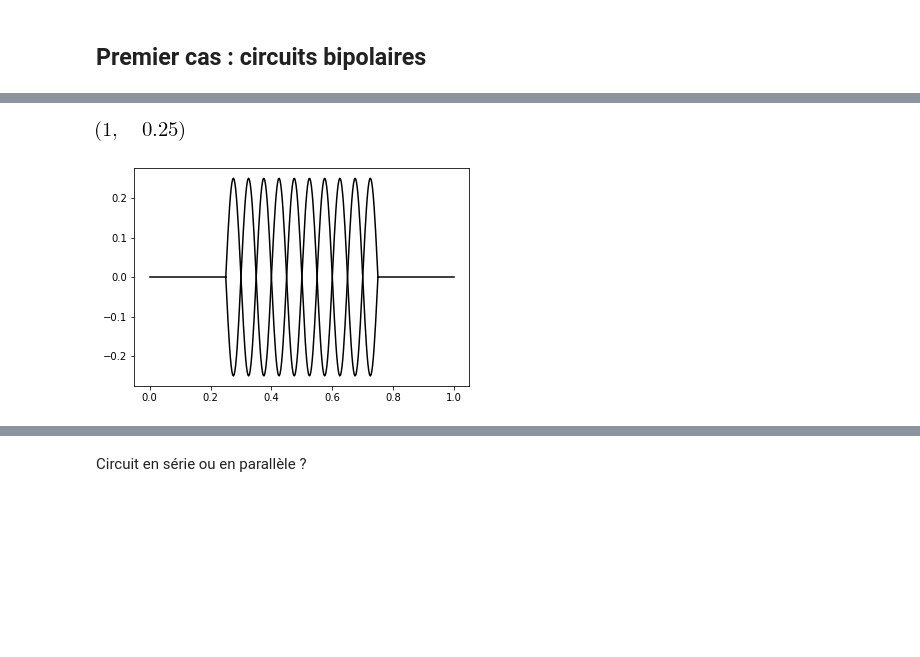
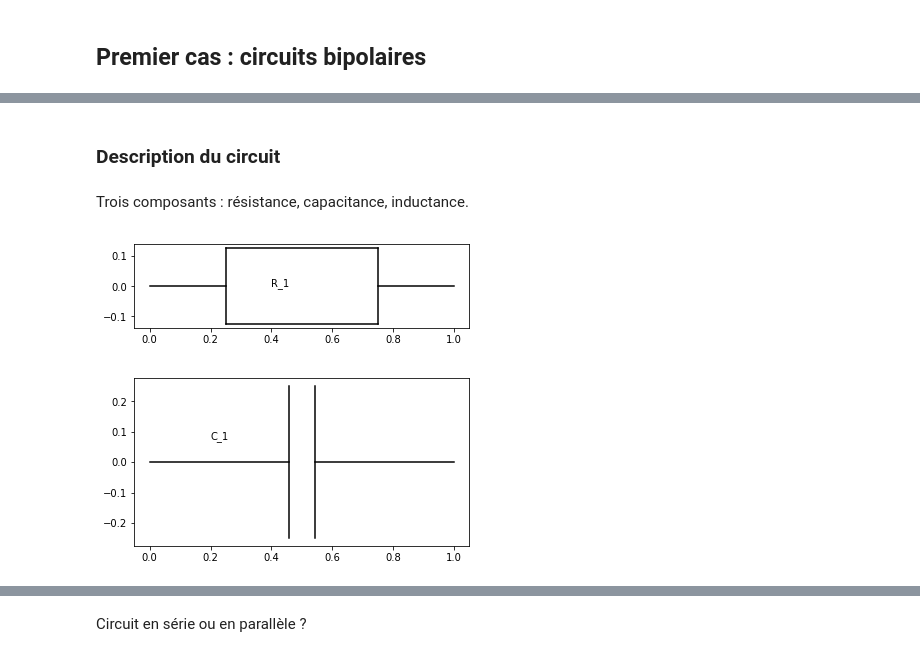
Before and after one commit to unjr/circuits, a Jupyter notebook: presentation_circuits.ipynb, the cells around one changed output, grey strips where cells are left out. Drawn from its saved outputs; the diff is of its cells as text; code cells hidden in the pictures; blank space fills up the shorter version.

```diff
--- a/presentation_circuits.ipynb
+++ b/presentation_circuits.ipynb
@@ -23,7 +13,4 @@ C1.trace(0,0)
-# %%
-from circuits_bipolaires import Inductance
-L1 = Inductance(sp.Symbol('L_1'))
-L1.trace(0,0)
-# %% [output]
-[figure, removed]
-[figure, removed]
+# %% [markdown]
+### Description du circuit
+# %% [markdown]
+Trois composants : résistance, capacitance, inductance.
@@ -29,0 +19,10 @@ L1.trace(0,0)
+# %%
+R1 = Resistance('R_1')
+R1.trace()
+# %% [output]
+[figure, added]
+# %%
+C1 = Capacite('C_1')
+C1.trace()
+# %% [output]
+[figure, added]
```
Also changed, not shown: parts of 26 cells of this notebook, 3 other files.
